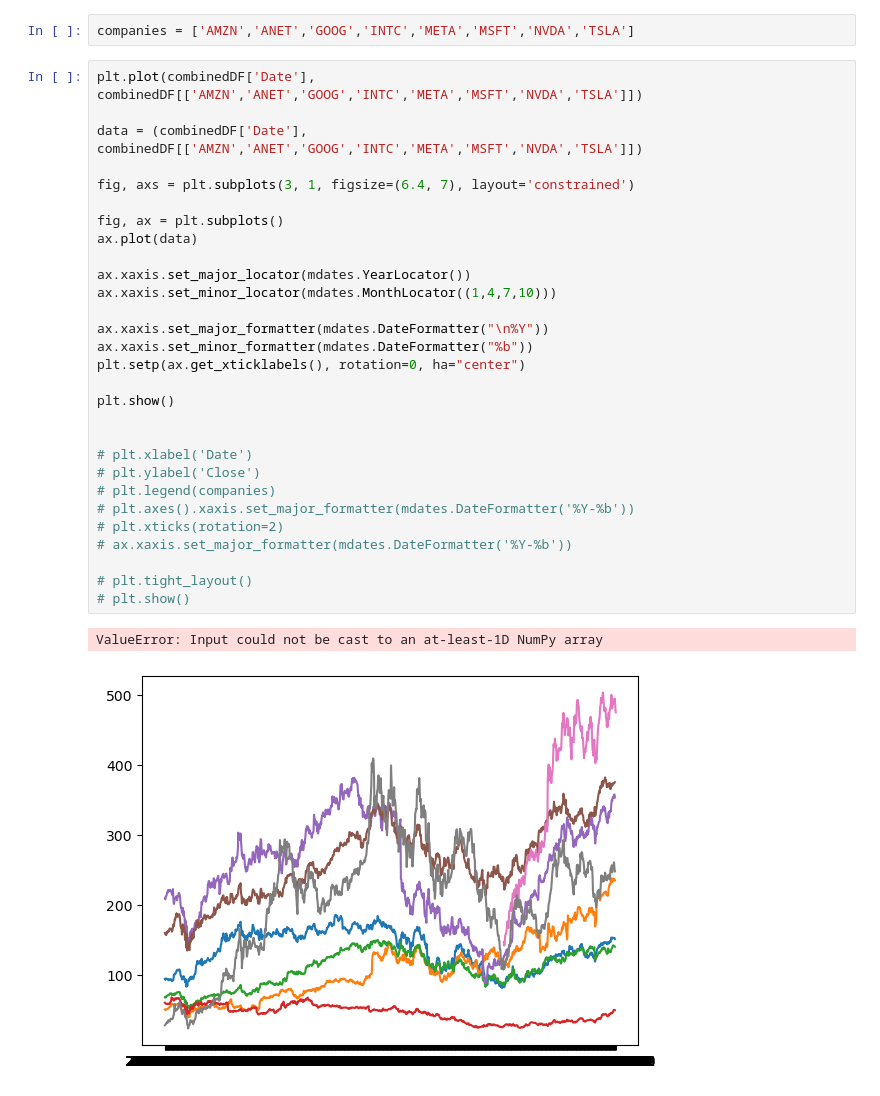
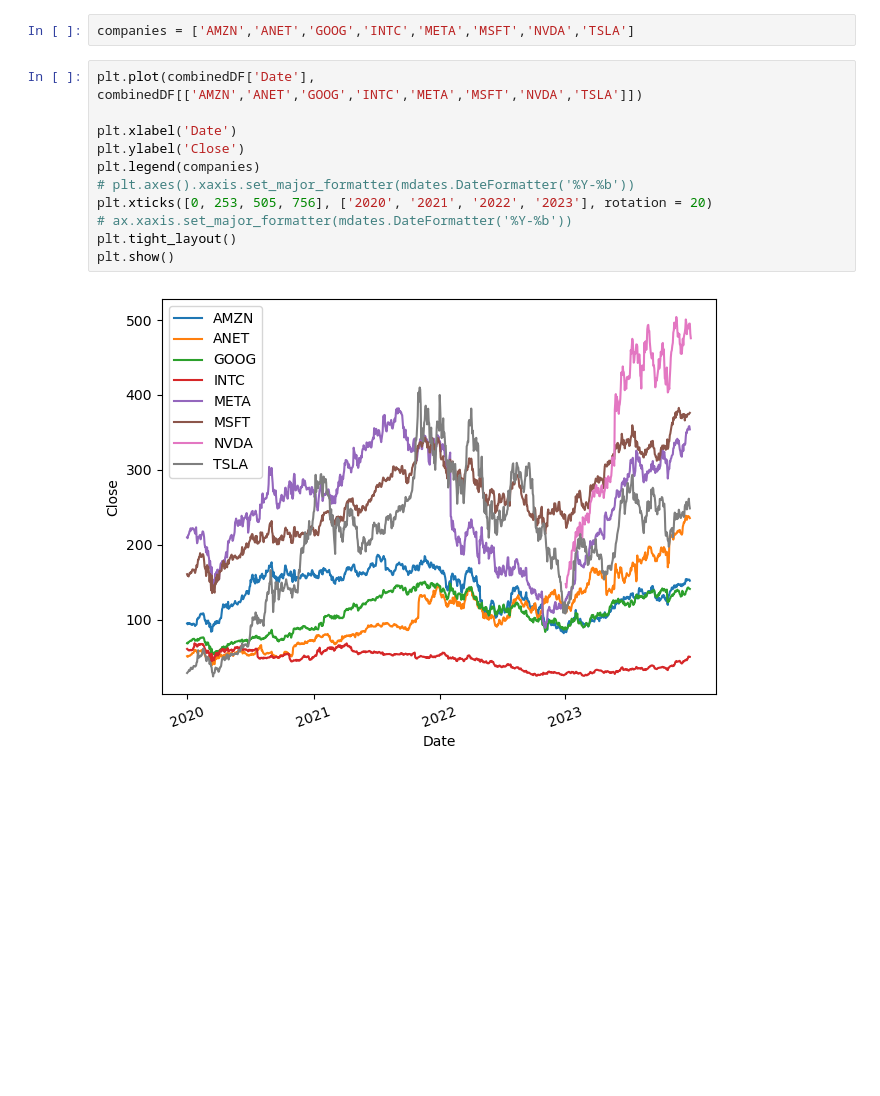
Before and after one commit to skiluvia/project1-varos-kiluvia-conley-melton, a Jupyter notebook: Project_1.ipynb, the cells around one changed output. Cells and saved outputs as stored; diff of their text form; blank space fills up the shorter version.

```diff
--- a/Project_1.ipynb
+++ b/Project_1.ipynb
@@ -63,32 +72,13 @@ companies = ['AMZN','ANET','GOOG','INTC','META','MSFT','NVDA','TSLA']
 # %%
 plt.plot(combinedDF['Date'], combinedDF[['AMZN','ANET','GOOG','INTC','META','MSFT','NVDA','TSLA']])
 
-data = (combinedDF['Date'], combinedDF[['AMZN','ANET','GOOG','INTC','META','MSFT','NVDA','TSLA']])
-
-fig, axs = plt.subplots(3, 1, figsize=(6.4, 7), layout='constrained')
-
-fig, ax = plt.subplots()
-ax.plot(data)
-
-ax.xaxis.set_major_locator(mdates.YearLocator())
-ax.xaxis.set_minor_locator(mdates.MonthLocator((1,4,7,10)))
-
-ax.xaxis.set_major_formatter(mdates.DateFormatter("\n%Y"))
-ax.xaxis.set_minor_formatter(mdates.DateFormatter("%b"))
-plt.setp(ax.get_xticklabels(), rotation=0, ha="center")
-
+plt.xlabel('Date')
+plt.ylabel('Close')
+plt.legend(companies)
+# plt.axes().xaxis.set_major_formatter(mdates.DateFormatter('%Y-%b'))
+plt.xticks([0, 253, 505, 756], ['2020', '2021', '2022', '2023'], rotation = 20)
+# ax.xaxis.set_major_formatter(mdates.DateFormatter('%Y-%b'))
+plt.tight_layout()
 plt.show()
-
-
-# plt.xlabel('Date')
-# plt.ylabel('Close')
-# plt.legend(companies)
-# plt.axes().xaxis.set_major_formatter(mdates.DateFormatter('%Y-%b'))
-# plt.xticks(rotation=2)
-# ax.xaxis.set_major_formatter(mdates.DateFormatter('%Y-%b'))
-
-# plt.tight_layout()
-# plt.show()
 # %% [output]
-ValueError: Input could not be cast to an at-least-1D NumPy array
-[figure, old version]
+[figure, new version]
```
Also changed, not shown: parts of 5 cells of this notebook.
